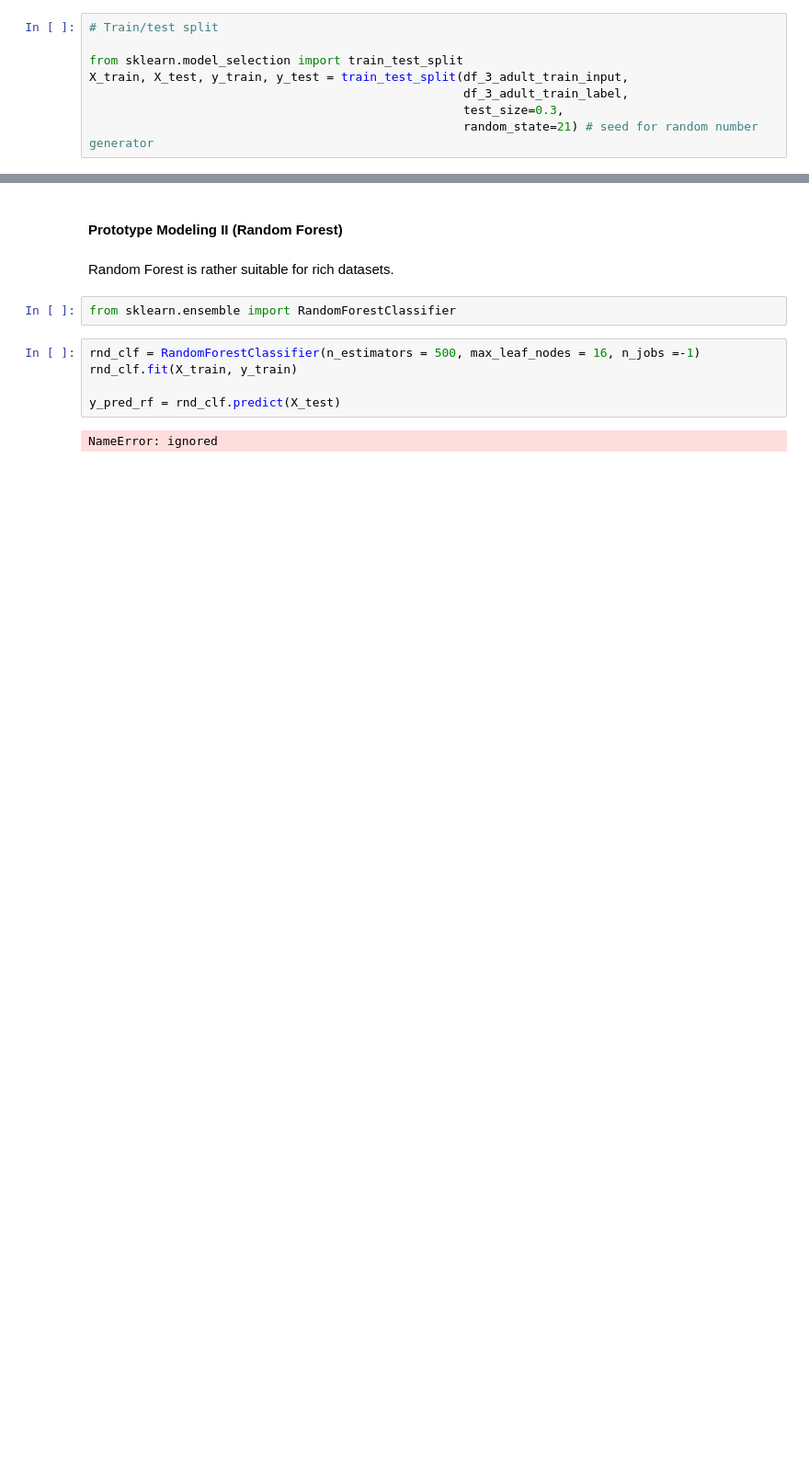
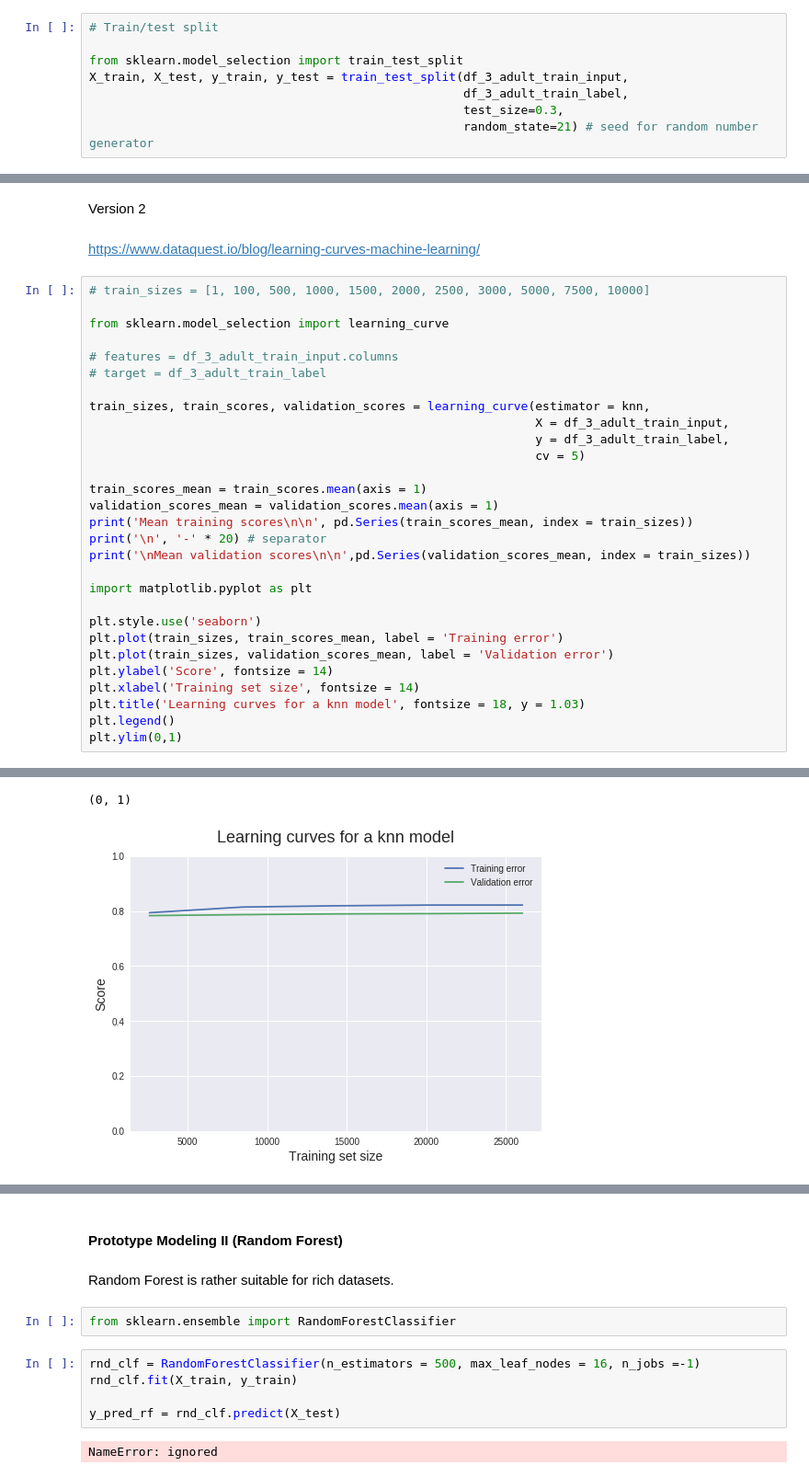
Before and after one commit to NilsBahr94/Master_Thesis_Algorithmic-Bias-in-AI, a Jupyter notebook: Master_Thesis_Algorithmic_Bias_Analysis.ipynb, the cells around one changed output, grey strips where cells are left out. Shown at 92% size. Cells and saved outputs as stored; diff of their text form; blank space fills up the shorter version.

```diff
--- a/Master_Thesis_Algorithmic_Bias_Analysis.ipynb
+++ b/Master_Thesis_Algorithmic_Bias_Analysis.ipynb
@@ -600,0 +779,34 @@ roc_auc_score(y_test, y_pred_prob)
+# %% [markdown]
+Version 2
+# %% [markdown]
+https://www.dataquest.io/blog/learning-curves-machine-learning/
+# %%
+# train_sizes = [1, 100, 500, 1000, 1500, 2000, 2500, 3000, 5000, 7500, 10000]
+
+from sklearn.model_selection import learning_curve
+
+# features = df_3_adult_train_input.columns
+# target = df_3_adult_train_label
+
+train_sizes, train_scores, validation_scores = learning_curve(estimator = knn,
+                                                              X = df_3_adult_train_input,
+                                                              y = df_3_adult_train_label,
+                                                              cv = 5)
+
+train_scores_mean = train_scores.mean(axis = 1)
+validation_scores_mean = validation_scores.mean(axis = 1)
+print('Mean training scores\n\n', pd.Series(train_scores_mean, index = train_sizes))
+print('\n', '-' * 20) # separator
+print('\nMean validation scores\n\n',pd.Series(validation_scores_mean, index = train_sizes))
+
+import matplotlib.pyplot as plt
+
+plt.style.use('seaborn')
+plt.plot(train_sizes, train_scores_mean, label = 'Training error')
+plt.plot(train_sizes, validation_scores_mean, label = 'Validation error')
+plt.ylabel('Score', fontsize = 14)
+plt.xlabel('Training set size', fontsize = 14)
+plt.title('Learning curves for a knn model', fontsize = 18, y = 1.03)
+plt.legend()
+plt.ylim(0,1)
+# %% [output]
@@ -600,0 +832,2 @@ roc_auc_score(y_test, y_pred_prob)
+(0, 1)
+[figure, added]
```
Also changed, not shown: parts of 21 cells of this notebook.
